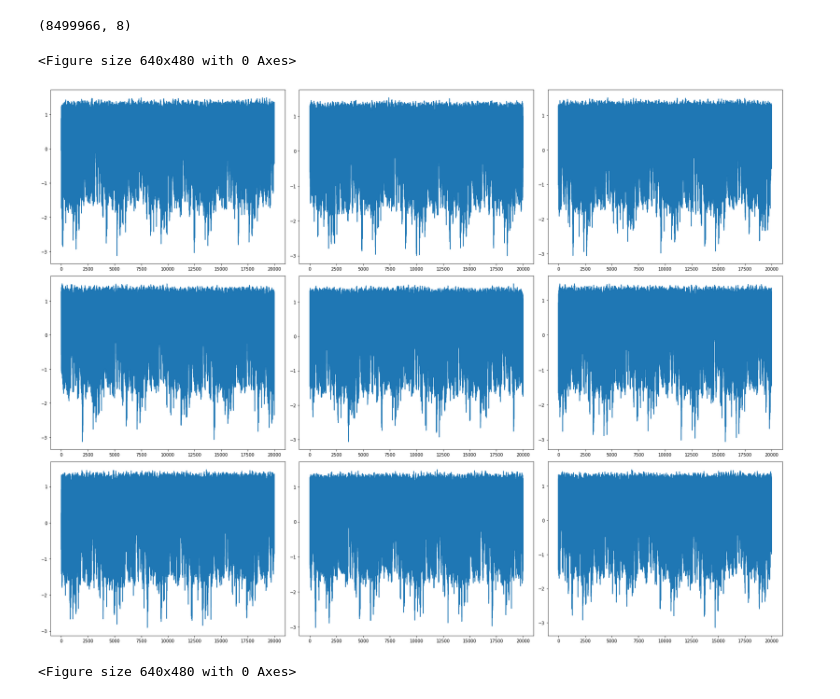
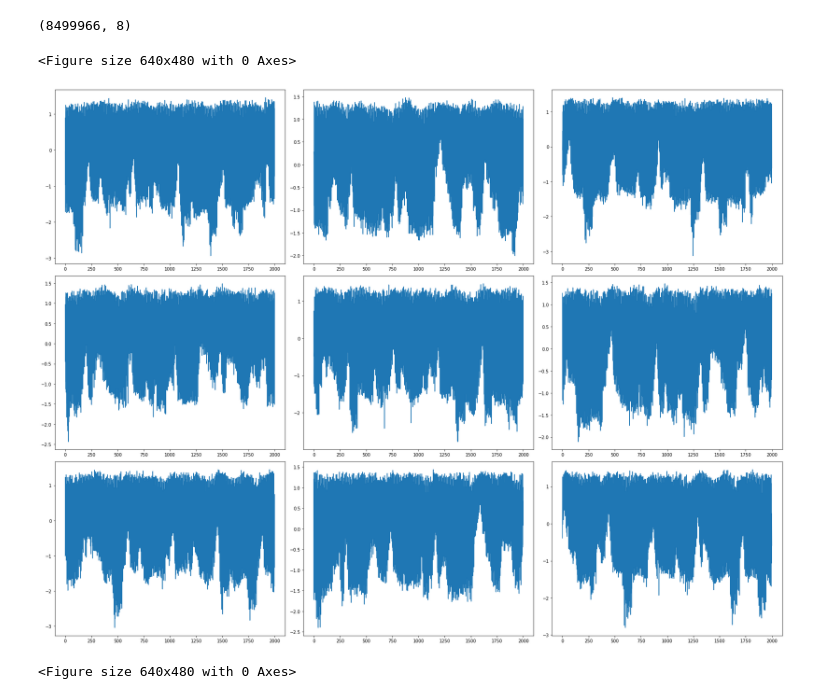
Before and after one commit to oliveiraMats2/Predictive_Maintenance_free_dataset, a Jupyter notebook: notebooks/visualize_data.ipynb, the cells around one changed output. Cells and saved outputs as stored; diff of their text form; code cells hidden in the pictures.

```diff
--- a/notebooks/visualize_data.ipynb
+++ b/notebooks/visualize_data.ipynb
@@ -24,31 +24,31 @@ data_normal_train.shape
 # %%
 from matplotlib.pyplot import figure
 
 figure(figsize=(8, 6), dpi=80)
 
-limiter = 20000
+limiter = 2000
 
 #plt.plot(data_normal_train[:limiter,0])
 
 fig, axs = plt.subplots(3, 3, figsize=(24, 18))
 
 feature_channel = 1
 
 axs[0, 0].plot(data_normal_train[:limiter, feature_channel])
 
 axs[0, 1].plot(data_normal_train[limiter:2*limiter,feature_channel])
 axs[0, 2].plot(data_normal_train[2*limiter:3*limiter,feature_channel])
 axs[1, 0].plot(data_normal_train[3*limiter:4*limiter,feature_channel])
 axs[1, 1].plot(data_normal_train[4*limiter:5*limiter, feature_channel])
 axs[1, 2].plot(data_normal_train[5*limiter:6*limiter,feature_channel])
 axs[2, 0].plot(data_normal_train[6*limiter:7*limiter,feature_channel])
 axs[2, 1].plot(data_normal_train[7*limiter:8*limiter,feature_channel])
 axs[2, 2].plot(data_normal_train[8*limiter:9*limiter,feature_channel])
 
 fig.tight_layout()
 # %% [output]
 <Figure size 640x480 with 0 Axes>
-[figure, old version]
+[figure, new version]
 # %%
 from matplotlib.pyplot import figure
 
```
Also changed, not shown: parts of 1 cell of this notebook, 4 other files.
